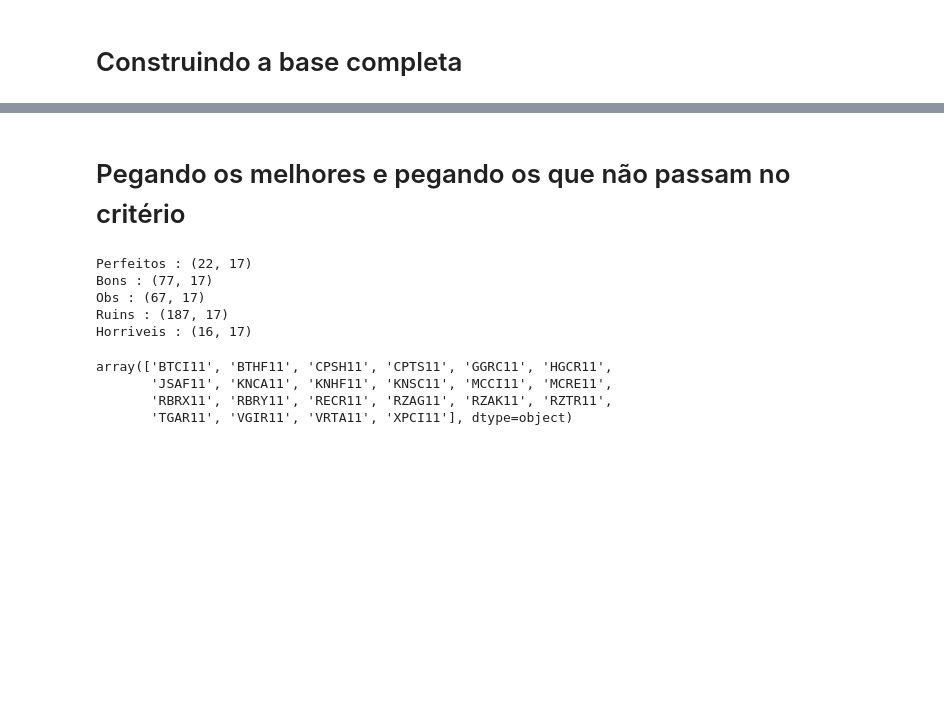
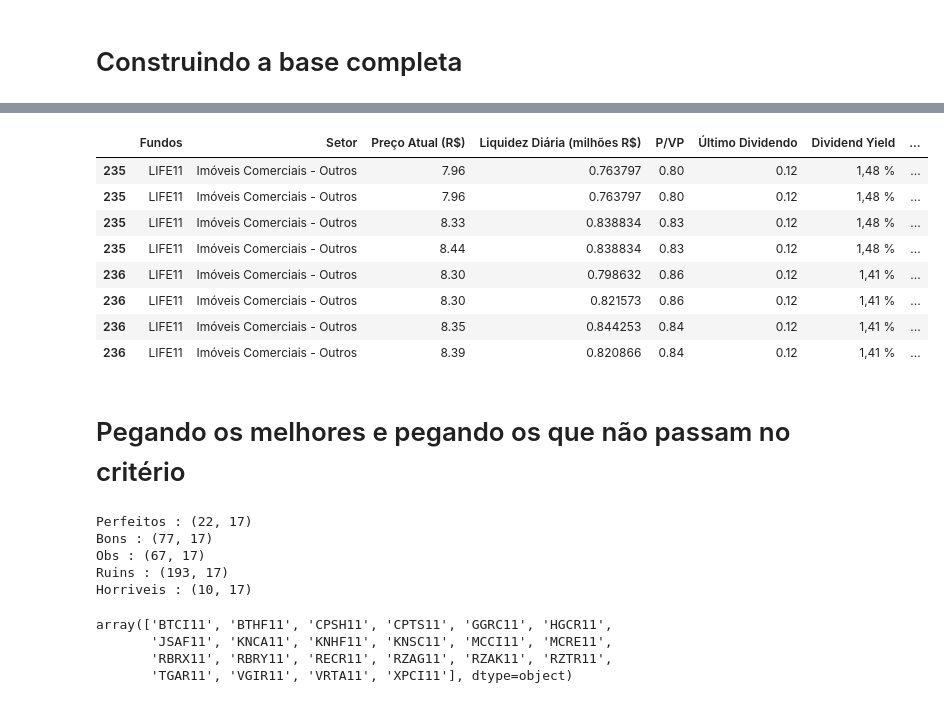
Before and after one commit to DanilJP/fii_monitor, a Jupyter notebook: aux_fii.ipynb, the cells around one changed output, grey strips where cells are left out. Cells and saved outputs as stored; diff of their text form; code cells hidden in the pictures; blank space fills up the shorter version.

```diff
--- a/aux_fii.ipynb
+++ b/aux_fii.ipynb
@@ -459,3 +482,16 @@ array(['2025-12-21', '2025-12-22', '2025-12-29', '2025-12-30',
+# %%
+x = pd.read_parquet('df_fiis/base_completa_df_fiis.parquet')
+x[x.Fundos == 'LIFE11']
+# %% [output]
+|  | Fundos | Setor | Preço Atual (R$) | Liquidez Diária (milhões R$) | P/VP | Último Dividendo | Dividend Yield | ... |
+| 235 | LIFE11 | Imóveis Comerciais - Outros | 7.96 | 0.763797 | 0.80 | 0.12 | 1,48 % | ... |
+| 235 | LIFE11 | Imóveis Comerciais - Outros | 7.96 | 0.763797 | 0.80 | 0.12 | 1,48 % | ... |
+| 235 | LIFE11 | Imóveis Comerciais - Outros | 8.33 | 0.838834 | 0.83 | 0.12 | 1,48 % | ... |
+| 235 | LIFE11 | Imóveis Comerciais - Outros | 8.44 | 0.838834 | 0.83 | 0.12 | 1,48 % | ... |
+| 236 | LIFE11 | Imóveis Comerciais - Outros | 8.30 | 0.798632 | 0.86 | 0.12 | 1,41 % | ... |
+| 236 | LIFE11 | Imóveis Comerciais - Outros | 8.30 | 0.821573 | 0.86 | 0.12 | 1,41 % | ... |
+| 236 | LIFE11 | Imóveis Comerciais - Outros | 8.35 | 0.844253 | 0.84 | 0.12 | 1,41 % | ... |
+| 236 | LIFE11 | Imóveis Comerciais - Outros | 8.39 | 0.820866 | 0.84 | 0.12 | 1,41 % | ... |
 # %% [markdown]
 # Pegando os melhores e pegando os que não passam no critério
 # %%
@@ -483,8 +519,8 @@ print('Horriveis :',score_horriveis.shape)
 Perfeitos : (22, 17)
 Bons : (77, 17)
 Obs : (67, 17)
-Ruins : (187, 17)
-Horriveis : (16, 17)
+Ruins : (193, 17)
+Horriveis : (10, 17)
 # %%
 score_perfeitos.Fundos.unique()
 # %% [output]
```
Also changed, not shown: parts of 13 cells of this notebook, 3 other files.
